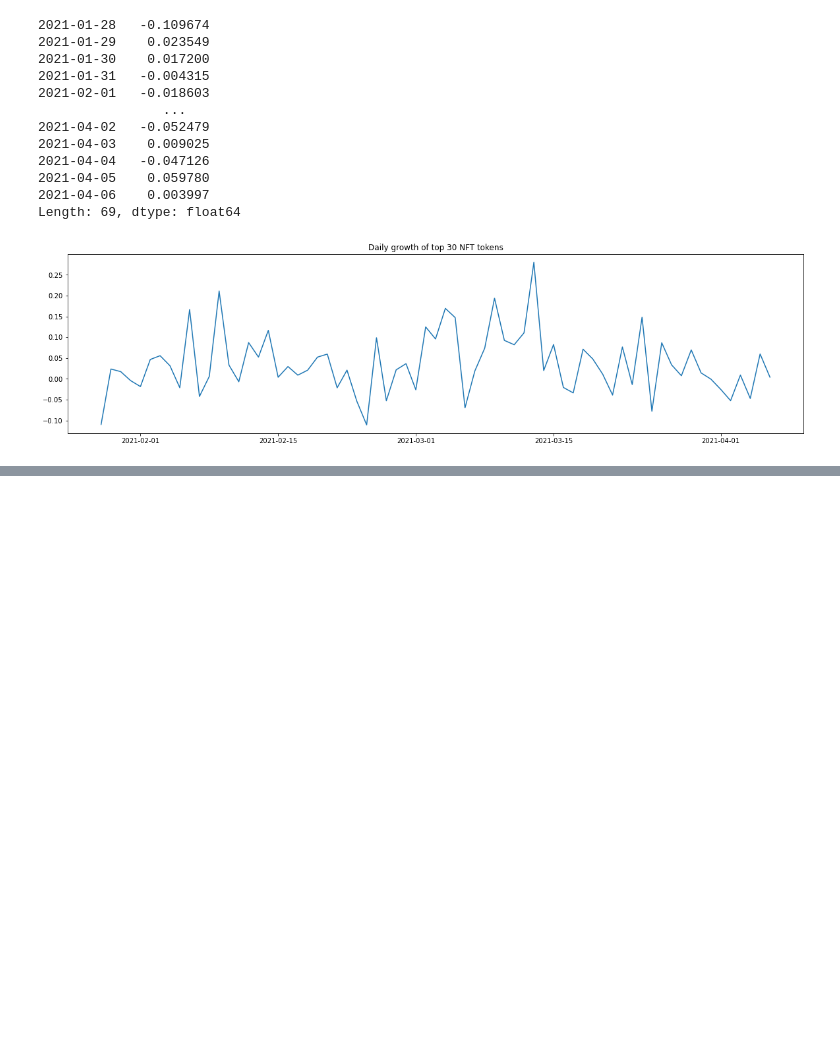
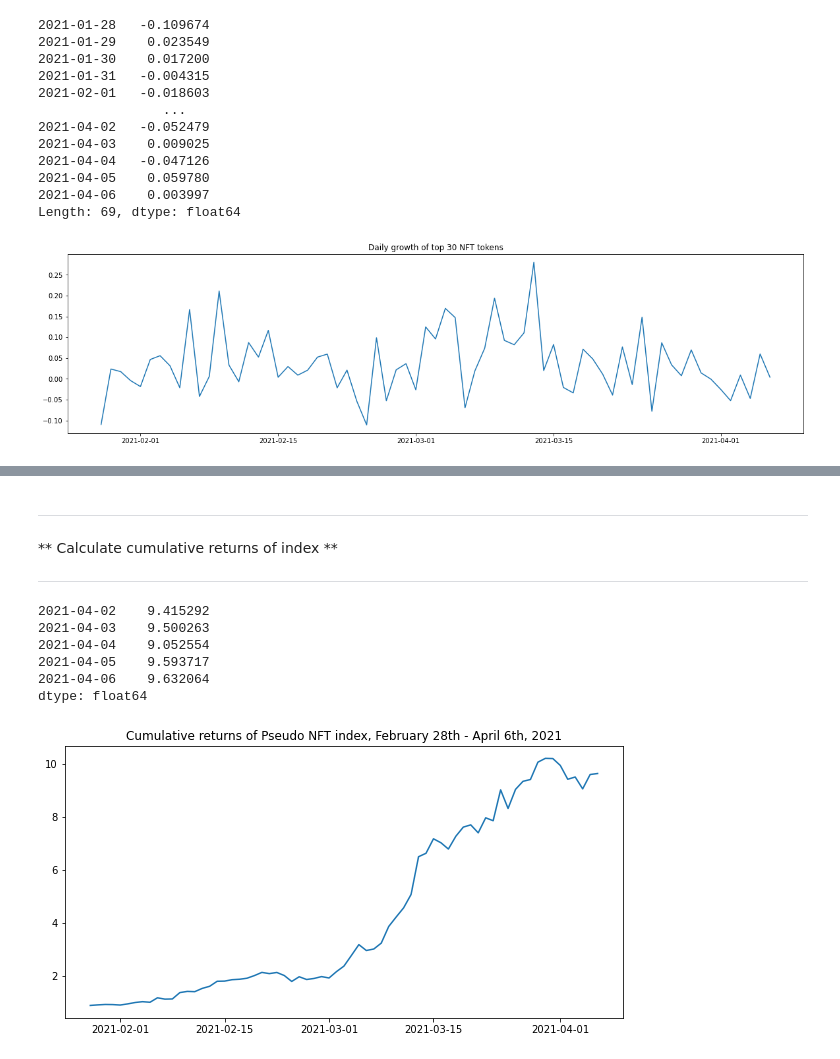
Before and after one commit to Hash3rown/nfty_tree.io, a Jupyter notebook: sandbox/kelso_market_index.ipynb, the cells around one changed output, grey strips where cells are left out. Cells and saved outputs as stored; diff of their text form; code cells hidden in the pictures; blank space fills up the shorter version.

Commit message:
added cumulative returns and some visualisations to the index calculations

```diff
--- a/sandbox/kelso_market_index.ipynb
+++ b/sandbox/kelso_market_index.ipynb
@@ -475,8 +475,8 @@ daily_proportionate_growth.tail()
 5 rows × 26 columns
 # %%
 # test to see the overall daily growth
-daily_growth = daily_proportionate_growth.sum(axis=1)
-daily_growth
+daily_index_returns = daily_proportionate_growth.sum(axis=1)
+daily_index_returns
 # %% [output]
 2021-01-28   -0.109674
 2021-01-29    0.023549
@@ -514,3 +515,21 @@ total_growth
 # ax[0, 0].plot(x,p(x),"r--")
 # ax[0, 1].plot(x, daily_growth.values)
 # ax[0, 1].set_title('Growth', fontsize=14)
+# %% [markdown]
+__________________________________________________________________________________________
+** Calculate cumulative returns of index **
+__________________________________________________________________________________________
+# %%
+cumulative_index_returns = (1 + daily_index_returns).cumprod()
+cumulative_index_returns.tail()
+# %% [output]
+2021-04-02    9.415292
+2021-04-03    9.500263
+2021-04-04    9.052554
+2021-04-05    9.593717
+2021-04-06    9.632064
+dtype: float64
+# %%
+cumulative_index_returns.plot(figsize=(10,5), title="Cumulative returns of Pseudo NFT index, February 28th - April 6th, 2021");
+# %% [output]
+[figure, added]
```
Also changed, not shown: parts of 5 cells of this notebook.
